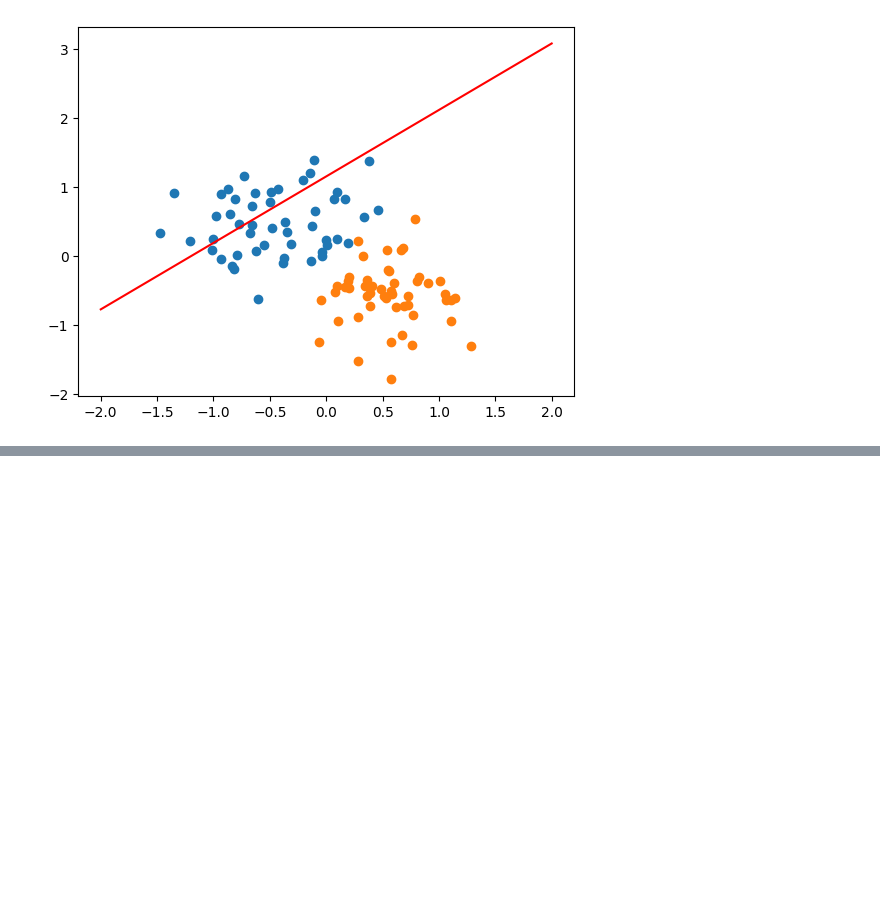
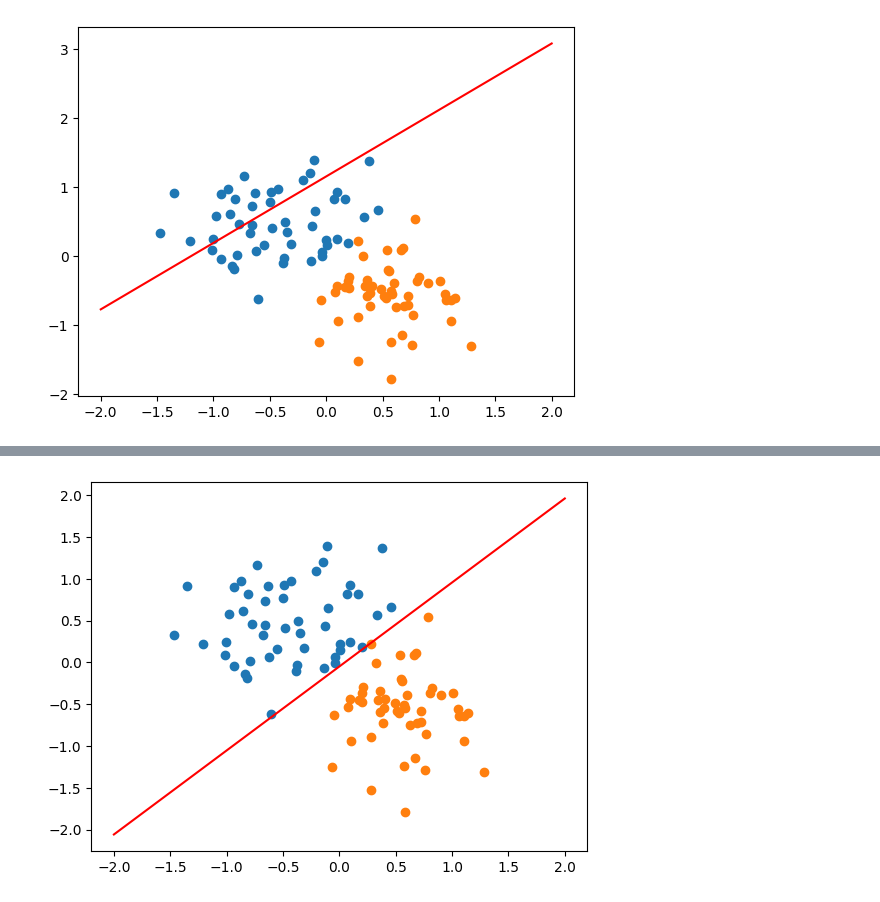
Before and after one commit to caseykeefe/pytorch-deep-learning, a Jupyter notebook: perceptron.ipynb, the cells around one changed output, grey strips where cells are left out. Saved outputs shown, nothing was run; the diff lists cells and outputs as text; code cells hidden in the pictures; blank space fills up the shorter version.

Commit message:
Initial model training

```diff
--- a/perceptron.ipynb
+++ b/perceptron.ipynb
@@ -99,0 +78,4 @@ epoch: 999 loss 0.2561521530151367
+# %%
+plot_fit('Trained Model')
+# %% [output]
+[figure, added]
```
Also changed, not shown: parts of 3 cells of this notebook.
